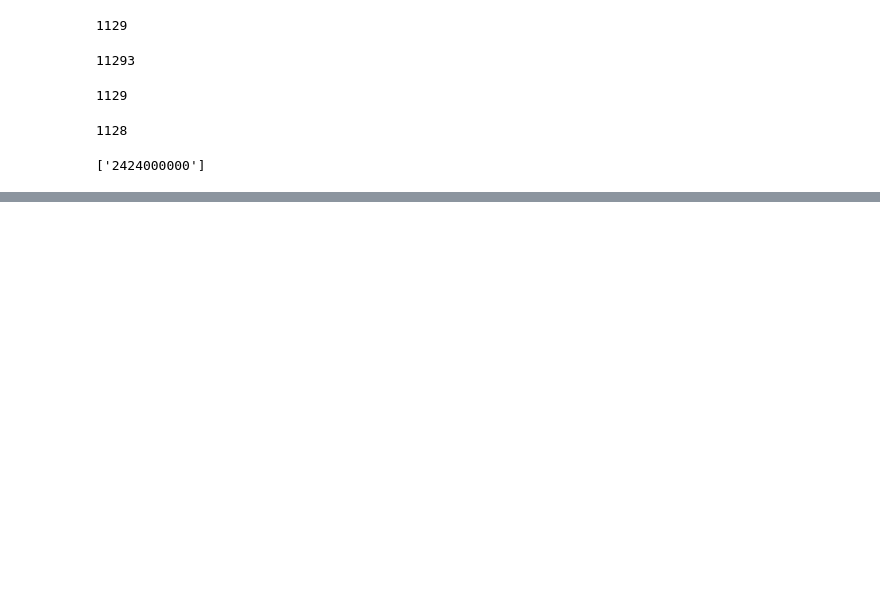
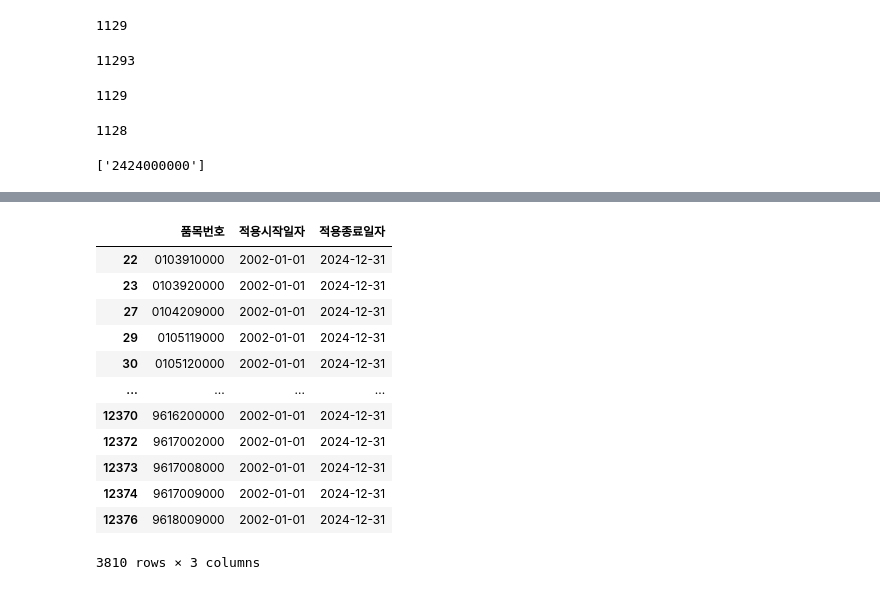
Before and after one commit to aboccado/hscode, a Jupyter notebook: merged.ipynb, the cells around one changed output, grey strips where cells are left out. Cells and saved outputs as stored; diff of their text form; code cells hidden in the pictures; blank space fills up the shorter version.

```diff
--- a/merged.ipynb
+++ b/merged.ipynb
@@ -284,0 +516,8 @@ KeyError: False
+# %%
+data_df = hscode_df[['품목번호','적용시작일자','적용종료일자']]
+# %%
+data_df['적용시작일자'] = pd.to_datetime(data_df['적용시작일자'])
+data_df['적용종료일자'] = pd.to_datetime(data_df['적용종료일자'])
+
+earliest_start_date = data_df['적용시작일자'].min()
+latest_end_date = data_df['적용종료일자'].max()
@@ -284,0 +535,6 @@ KeyError: False
+# %%
+print(data_df['적용시작일자'].min())
+print(data_df['적용종료일자'].max())
+
+data_df[data_df['적용시작일자'] == '2002-01-01 00:00:00']
+# %% [output]
@@ -284,0 +543,13 @@ KeyError: False
+|  | 품목번호 | 적용시작일자 | 적용종료일자 |
+| 22 | 0103910000 | 2002-01-01 | 2024-12-31 |
+| 23 | 0103920000 | 2002-01-01 | 2024-12-31 |
+| 27 | 0104209000 | 2002-01-01 | 2024-12-31 |
+| 29 | 0105119000 | 2002-01-01 | 2024-12-31 |
+| 30 | 0105120000 | 2002-01-01 | 2024-12-31 |
+| ... | ... | ... | ... |
+| 12370 | 9616200000 | 2002-01-01 | 2024-12-31 |
+| 12372 | 9617002000 | 2002-01-01 | 2024-12-31 |
+| 12373 | 9617008000 | 2002-01-01 | 2024-12-31 |
+| 12374 | 9617009000 | 2002-01-01 | 2024-12-31 |
+| 12376 | 9618009000 | 2002-01-01 | 2024-12-31 |
+3810 rows × 3 columns
```
Also changed, not shown: parts of 49 cells of this notebook, 3 other files.
